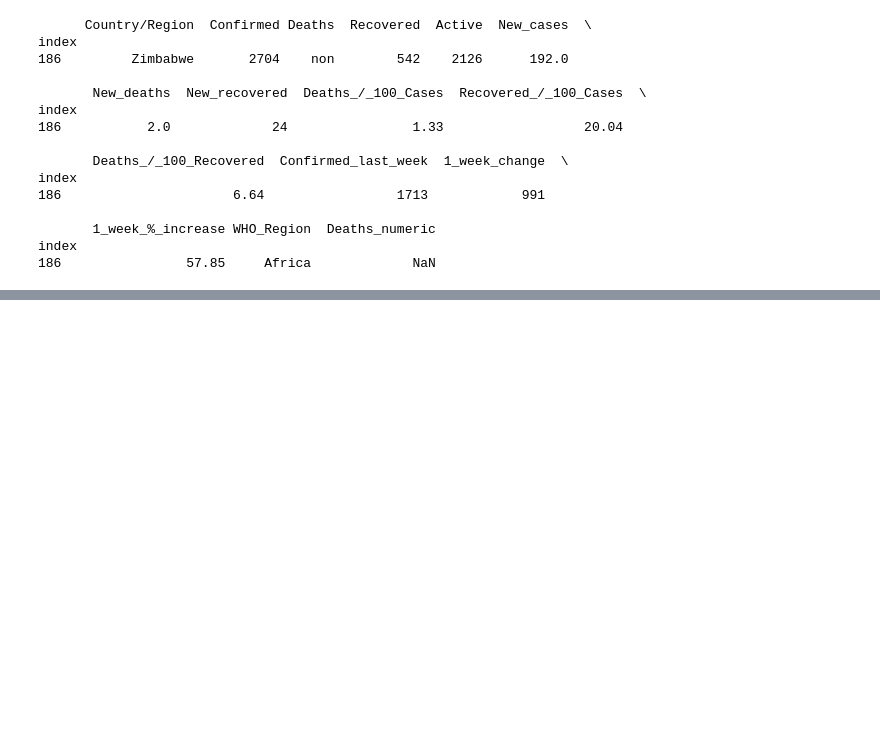
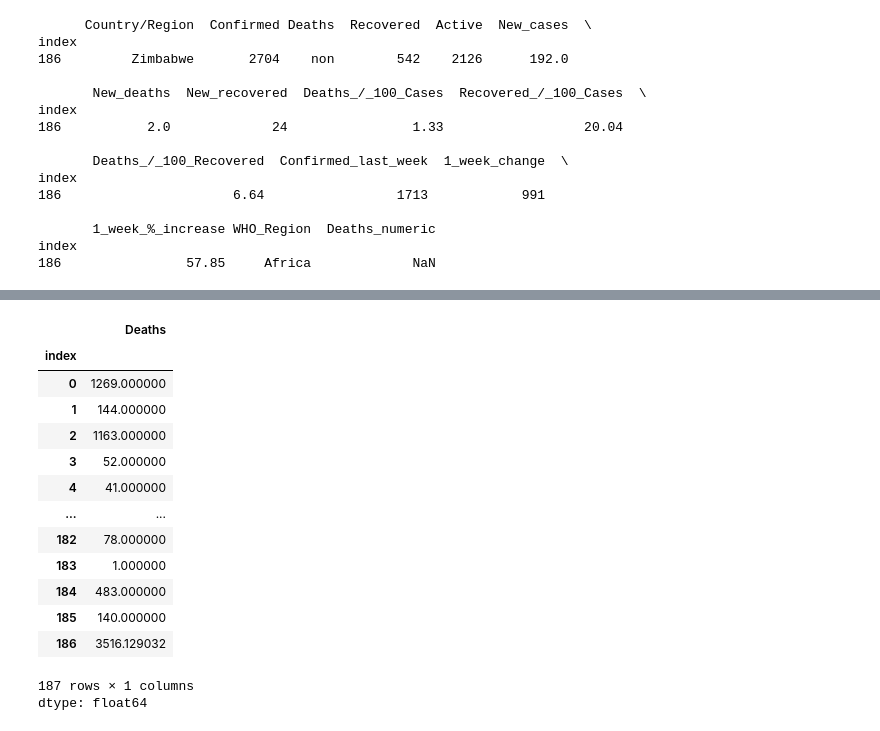
Before and after one commit to Abubakar919666/Python, a Jupyter notebook: Data_Visualization_Project.ipynb, the cells around one changed output, grey strips where cells are left out. Saved outputs shown, nothing was run; the diff lists cells and outputs as text; code cells hidden in the pictures; blank space fills up the shorter version.

```diff
--- a/Data_Visualization_Project.ipynb
+++ b/Data_Visualization_Project.ipynb
@@ -269,0 +295,20 @@ index
+# %%
+data['Deaths'].fillna(mean_data)
+
+data['Deaths']
+# %% [output]
+|  | Deaths |
+| index |  |
+| 0 | 1269.000000 |
+| 1 | 144.000000 |
+| 2 | 1163.000000 |
+| 3 | 52.000000 |
+| 4 | 41.000000 |
+| ... | ... |
+| 182 | 78.000000 |
+| 183 | 1.000000 |
+| 184 | 483.000000 |
+| 185 | 140.000000 |
+| 186 | 3516.129032 |
+187 rows × 1 columns
+dtype: float64
```
Also changed, not shown: parts of 14 cells of this notebook.
